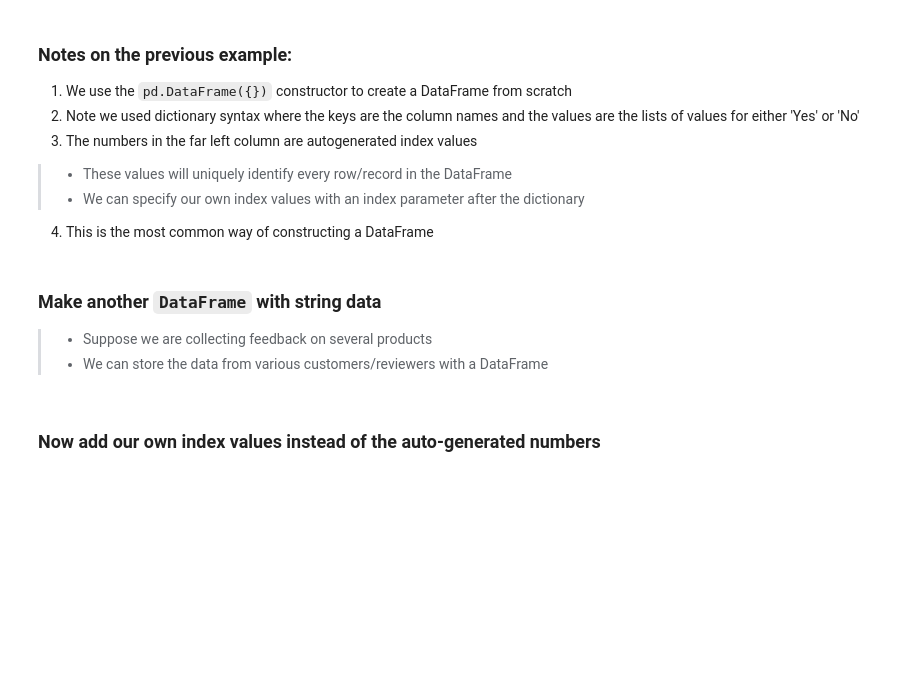
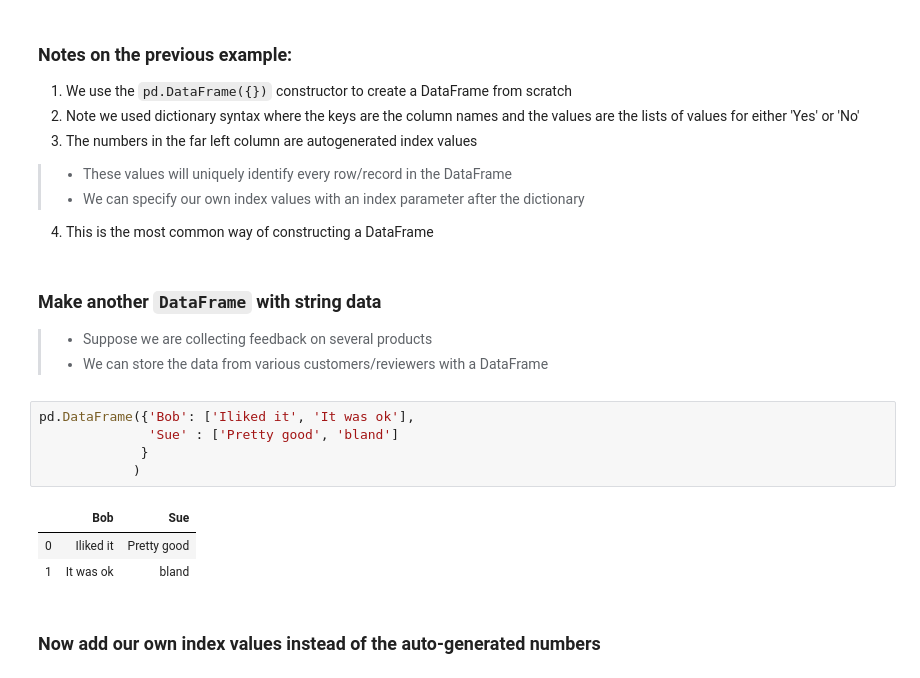
Before and after one commit to AntonTrainer/CU, a Jupyter notebook: week_9/Pandas_Part1_Student.ipynb, the cells around one changed output. Cells and saved outputs as stored; diff of their text form; blank space fills up the shorter version.

```diff
--- a/week_9/Pandas_Part1_Student.ipynb
+++ b/week_9/Pandas_Part1_Student.ipynb
@@ -54,5 +70,14 @@ os.getcwd #get current working dir
 ### Make another `DataFrame` with string data
 >- Suppose we are collecting feedback on several products
 >- We can store the data from various customers/reviewers with a DataFrame
+# %%
+pd.DataFrame({'Bob': ['Iliked it', 'It was ok'],
+              'Sue' : ['Pretty good', 'bland']
+             }
+            )
+# %% [output]
+|  | Bob | Sue |
+| 0 | Iliked it | Pretty good |
+| 1 | It was ok | bland |
 # %% [markdown]
 ### Now add our own index values instead of the auto-generated numbers
```
Also changed, not shown: parts of 11 cells of this notebook, 4 other files.
